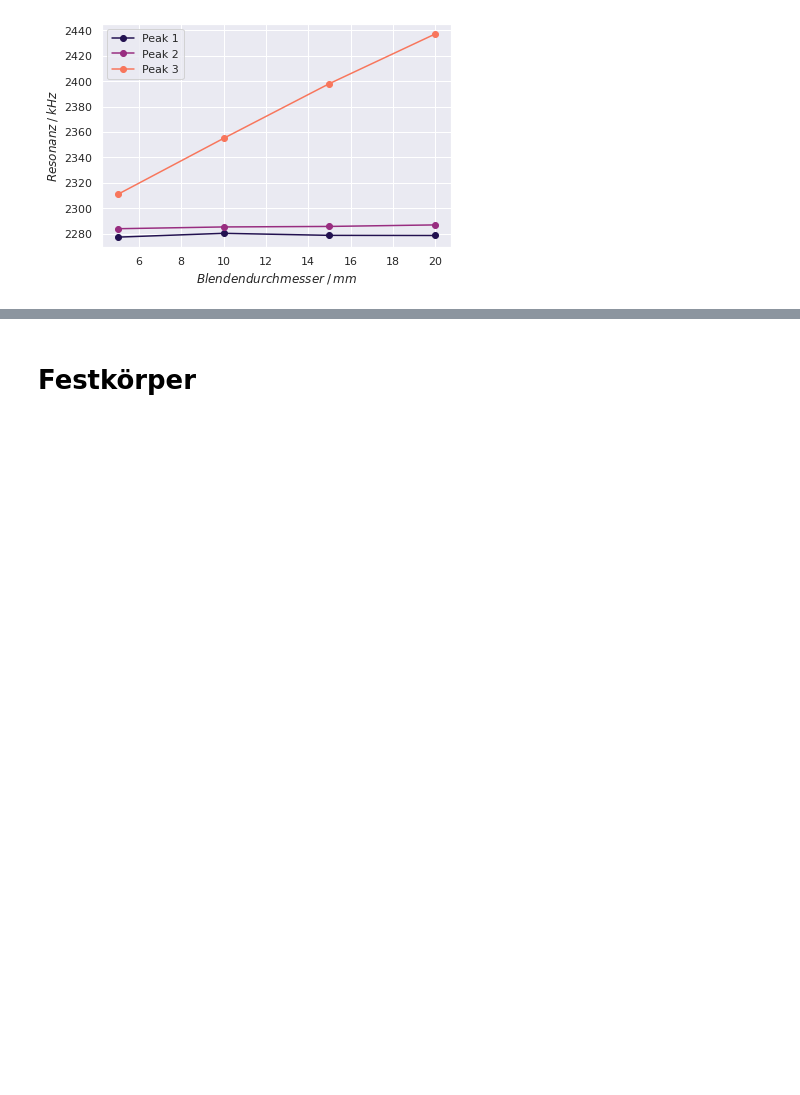
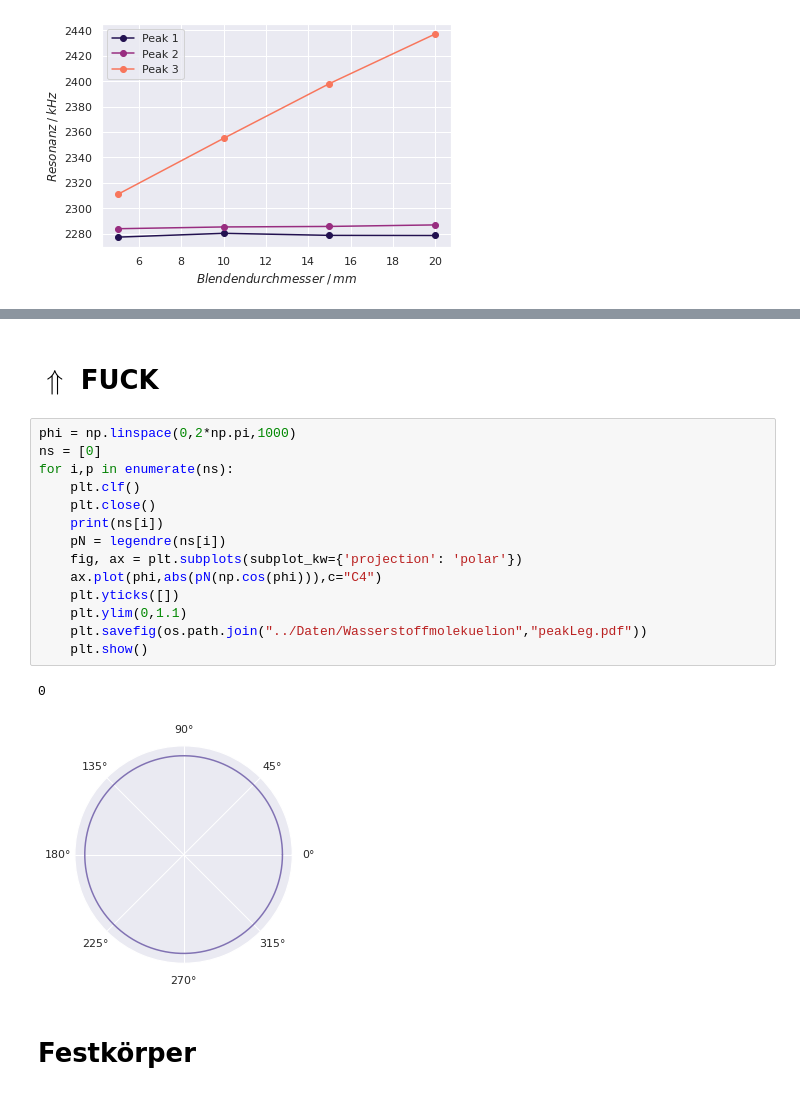
Before and after one commit to lydiavonderweiden/V23-1, a Jupyter notebook: Code/plots.ipynb, the cells around one changed output, grey strips where cells are left out. Saved outputs shown, nothing was run; the diff lists cells and outputs as text; blank space fills up the shorter version.

```diff
--- a/Code/plots.ipynb
+++ b/Code/plots.ipynb
@@ -459,3 +639,22 @@ plt.show()
+# %% [markdown]
+# $\Uparrow$ FUCK
+# %%
+phi = np.linspace(0,2*np.pi,1000)
+ns = [0]
+for i,p in enumerate(ns):
+    plt.clf()
+    plt.close()
+    print(ns[i])
+    pN = legendre(ns[i])
+    fig, ax = plt.subplots(subplot_kw={'projection': 'polar'})
+    ax.plot(phi,abs(pN(np.cos(phi))),c="C4")
+    plt.yticks([])
+    plt.ylim(0,1.1)
+    plt.savefig(os.path.join("../Daten/Wasserstoffmolekuelion","peakLeg.pdf"))
+    plt.show()
+# %% [output]
+0
+[figure, added]
 # %% [markdown]
 # Festkörper
 # %%
```
Also changed, not shown: parts of 10 cells of this notebook, 38 other files.
